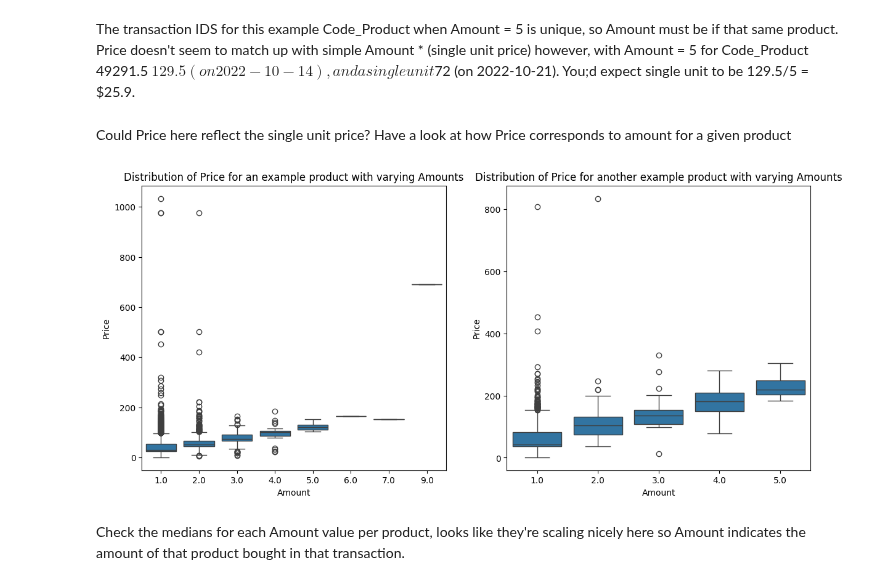
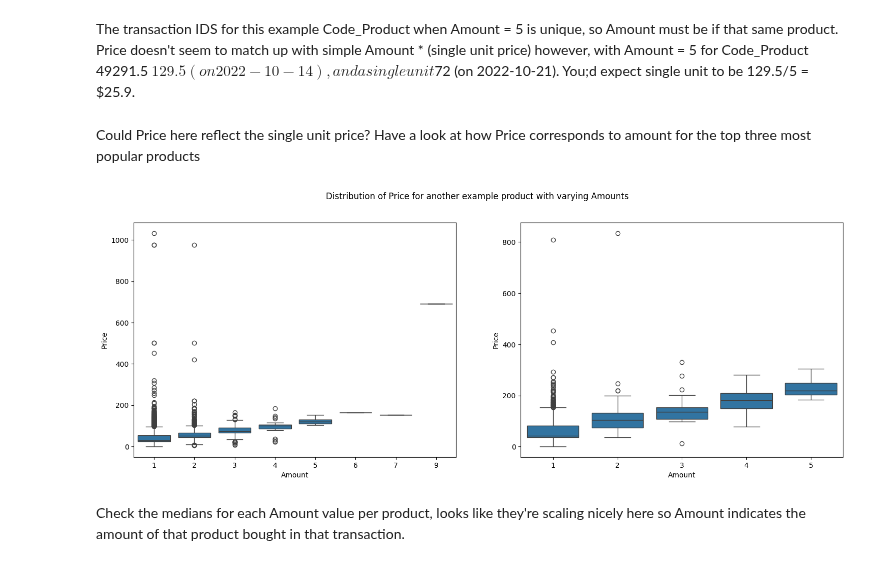
Before and after one commit to balintstewart77/magnimind-assignments, a Jupyter notebook: Recommendation project/notebooks/recommendation_project_balint.ipynb, the cells around one changed output. Cells and saved outputs as stored; diff of their text form; code cells hidden in the pictures.

```diff
--- a/Recommendation project/notebooks/recommendation_project_balint.ipynb
+++ b/Recommendation project/notebooks/recommendation_project_balint.ipynb
@@ -158,17 +157,16 @@ product49291.head()
 # %% [markdown]
 The transaction IDS for this example Code_Product when Amount = 5 is unique, so Amount must be if that same product. Price doesn't seem to match up with simple Amount * (single unit price) however, with Amount = 5 for Code_Product 49291.5 $129.5 (on 2022-10-14), and a single unit $72 (on 2022-10-21). You;d expect single unit to be 129.5/5 = $25.9.
 # %% [markdown]
-Could Price here reflect the single unit price? Have a look at how Price corresponds to amount for a given product
+Could Price here reflect the single unit price? Have a look at how Price corresponds to amount for the top three most popular products
 # %%
-fig, axes = plt.subplots(1,2, figsize = (14,6))
+fig, axes = plt.subplots(1,2, figsize = (18,6))
 
 sns.boxplot(x= 'Amount', y = 'Price', data = product49291, ax = axes[0])
-axes[0].set_title('Distribution of Price for an example product with varying Amounts')
 sns.boxplot(x= 'Amount', y = 'Price', data = product10013, ax = axes[1])
-axes[1].set_title('Distribution of Price for another example product with varying Amounts')
+fig.suptitle('Distribution of Price for another example product with varying Amounts') # set to centre of figure
 plt.show()
 # %% [output]
-[figure, old version]
+[figure, new version]
 # %% [markdown]
 Check the medians for each Amount value per product, looks like they're scaling nicely here so Amount indicates the amount of that product bought in that transaction.
 # %%
```
Also changed, not shown: parts of 16 cells of this notebook.
